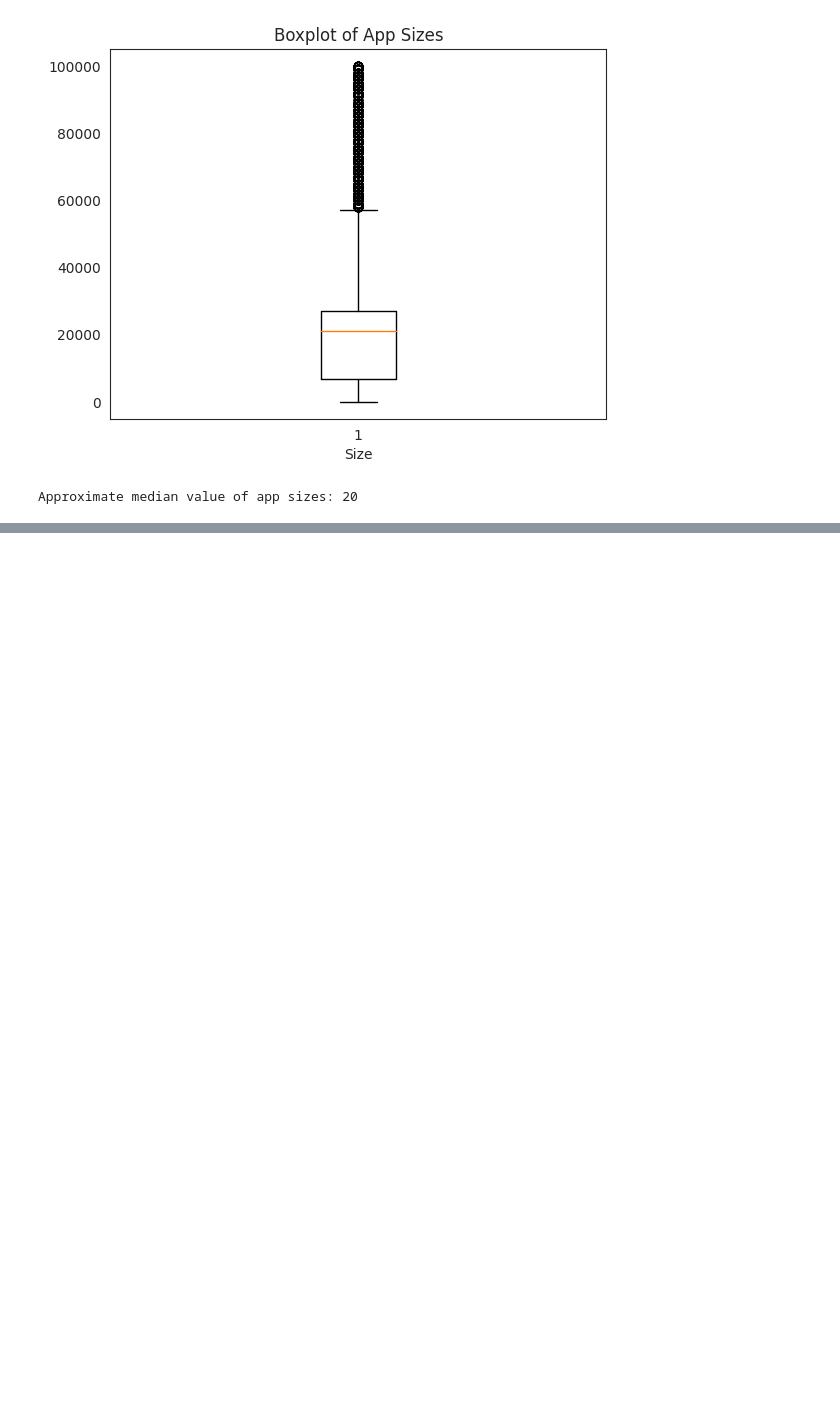
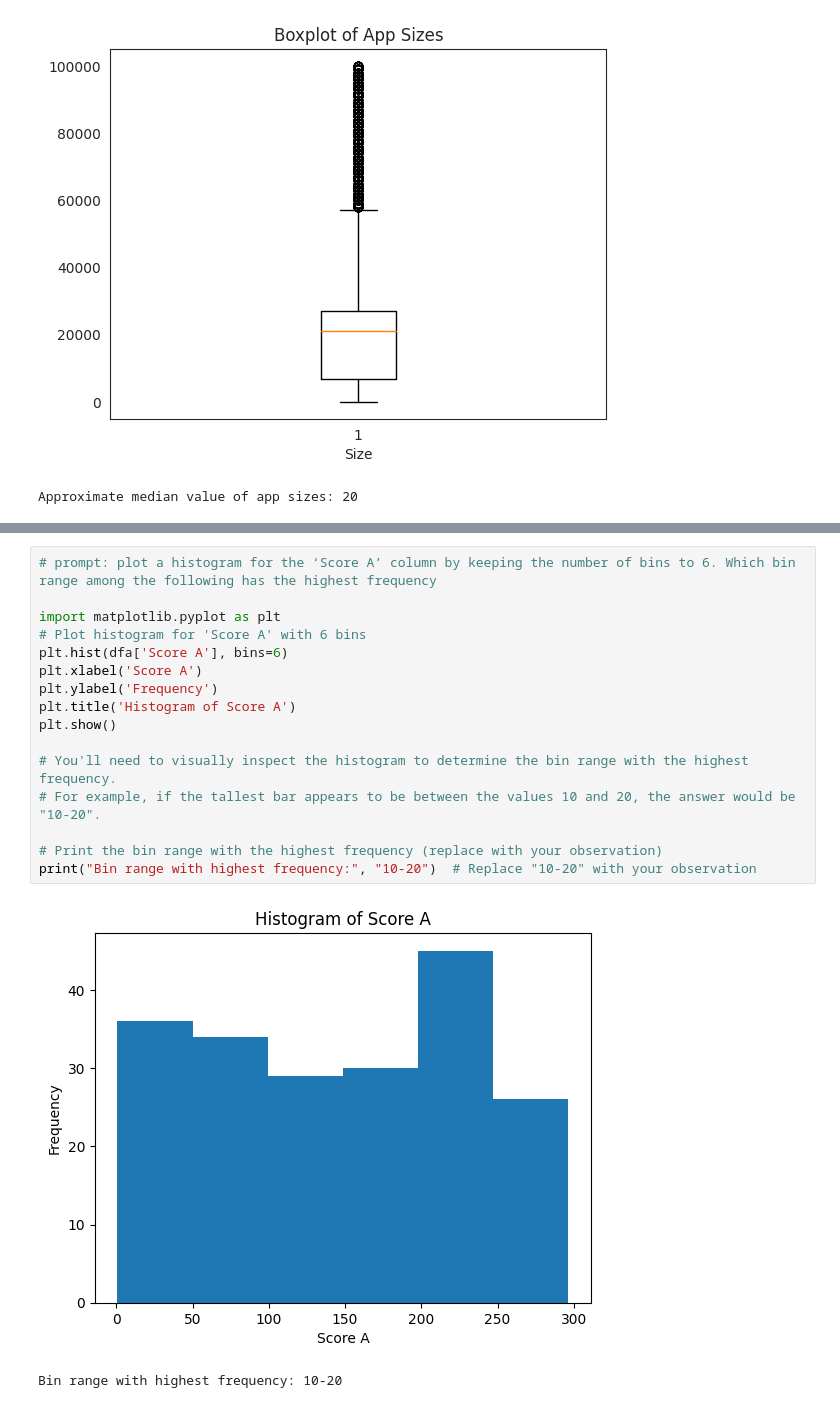
Before and after one commit to HarshAade/DS_AI, a Jupyter notebook: Data_Visualisation_in_Python.ipynb, the cells around one changed output, grey strips where cells are left out. Drawn from its saved outputs; the diff is of its cells as text; blank space fills up the shorter version.

```diff
--- a/Data_Visualisation_in_Python.ipynb
+++ b/Data_Visualisation_in_Python.ipynb
@@ -1566,0 +1667,19 @@ Approximate median value of app sizes: 20
+# %%
+# prompt: plot a histogram for the ‘Score A’ column by keeping the number of bins to 6. Which bin range among the following has the highest frequency
+
+import matplotlib.pyplot as plt
+# Plot histogram for 'Score A' with 6 bins
+plt.hist(dfa['Score A'], bins=6)
+plt.xlabel('Score A')
+plt.ylabel('Frequency')
+plt.title('Histogram of Score A')
+plt.show()
+
+# You'll need to visually inspect the histogram to determine the bin range with the highest frequency.
+# For example, if the tallest bar appears to be between the values 10 and 20, the answer would be "10-20".
+
+# Print the bin range with the highest frequency (replace with your observation)
+print("Bin range with highest frequency:", "10-20")  # Replace "10-20" with your observation
+# %% [output]
+[figure, added]
+Bin range with highest frequency: 10-20
```
Also changed, not shown: parts of 22 cells of this notebook.
